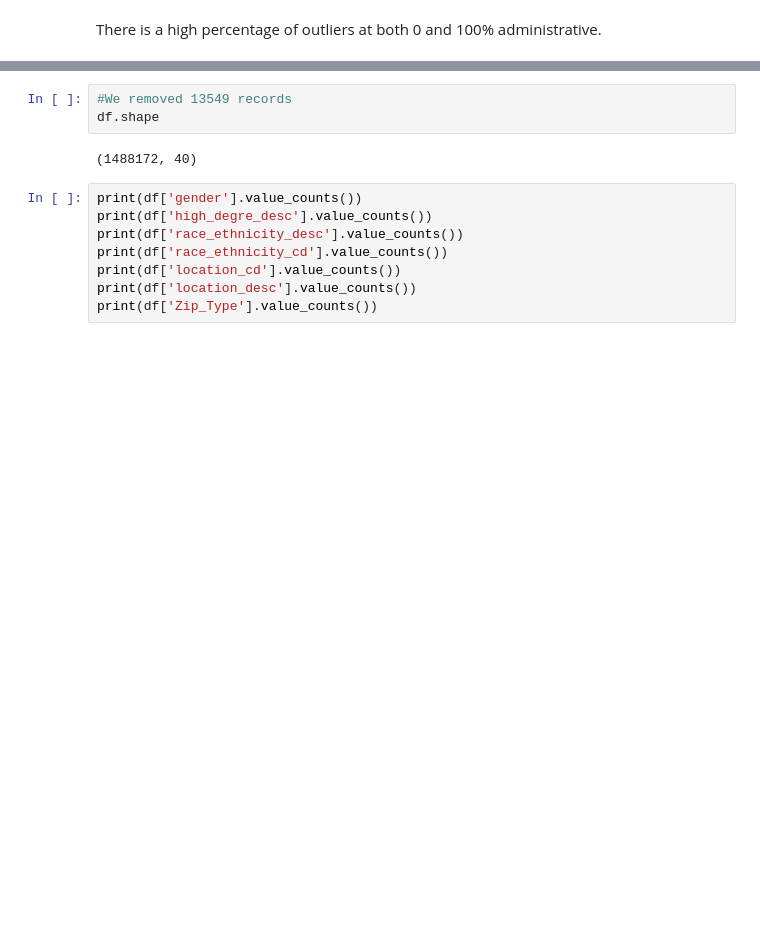
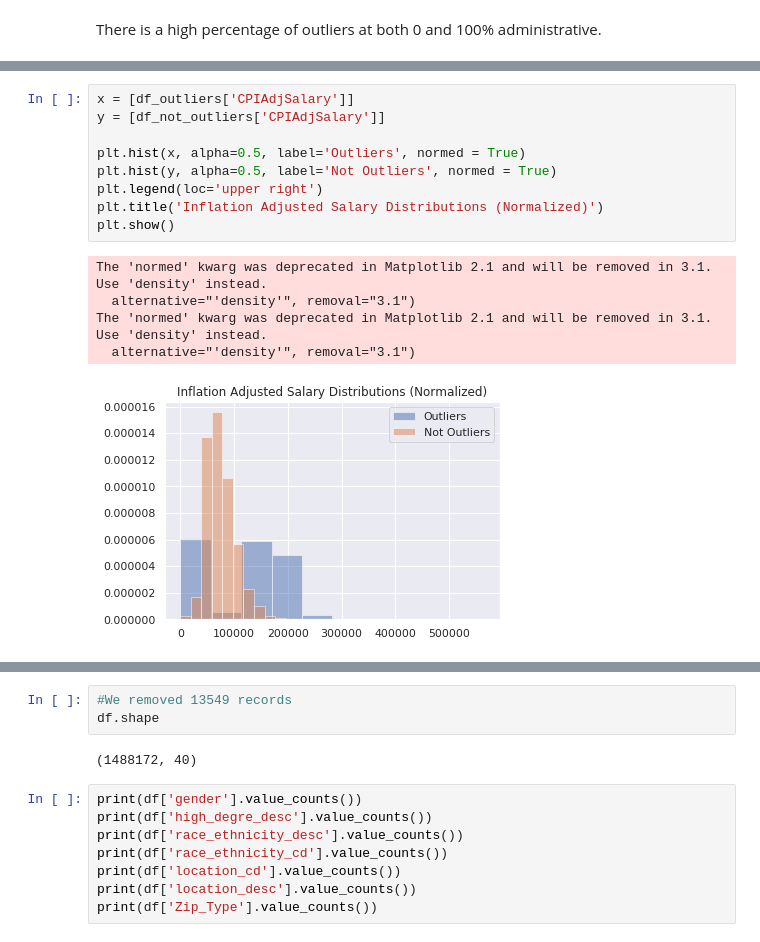
Before and after one commit to spanman888/DSC672_Teacher_Salary, a Jupyter notebook: Capstone_Teacher_Salary.ipynb, the cells around one changed output, grey strips where cells are left out. Cells and saved outputs as stored; diff of their text form; blank space fills up the shorter version.

```diff
--- a/Capstone_Teacher_Salary.ipynb
+++ b/Capstone_Teacher_Salary.ipynb
@@ -242 +242,16 @@ df_not_outliers.describe()
 | max | 1.958181e+05 | 1.743640e+05 | 2.012000e+03 | 6.299900e+04 | 6.299900e+04 | 1.500000e+01 | 1.000000e+02 | 6.300000e+01 | 6.300000e+01 | ... |
+# %%
+x = [df_outliers['CPIAdjSalary']]
+y = [df_not_outliers['CPIAdjSalary']]
+
+plt.hist(x, alpha=0.5, label='Outliers', normed = True)
+plt.hist(y, alpha=0.5, label='Not Outliers', normed = True)
+plt.legend(loc='upper right')
+plt.title('Inflation Adjusted Salary Distributions (Normalized)')
+plt.show()
+# %% [output]
+The 'normed' kwarg was deprecated in Matplotlib 2.1 and will be removed in 3.1. Use 'density' instead.
+  alternative="'density'", removal="3.1")
+The 'normed' kwarg was deprecated in Matplotlib 2.1 and will be removed in 3.1. Use 'density' instead.
+  alternative="'density'", removal="3.1")
+[figure, added]
```
Also changed, not shown: parts of 19 cells of this notebook.
